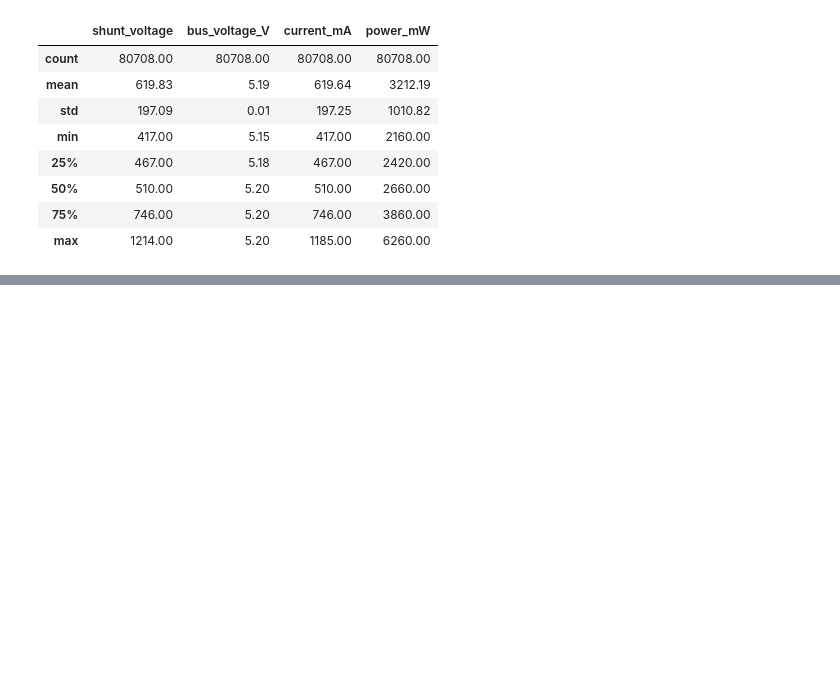
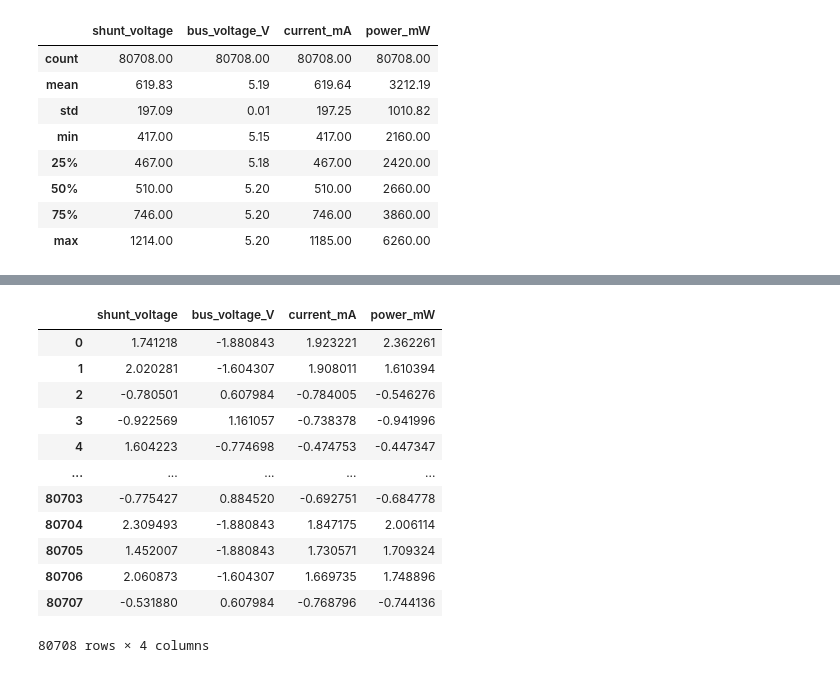
Before and after one commit to imtufail/Machine-Learning-, a Jupyter notebook: Feature Scaling /Standardization.ipynb, the cells around one changed output, grey strips where cells are left out. Saved outputs shown, nothing was run; the diff lists cells and outputs as text; code cells hidden in the pictures; blank space fills up the shorter version.

```diff
--- a/Feature Scaling /Standardization.ipynb
+++ b/Feature Scaling /Standardization.ipynb
@@ -210,0 +233,19 @@ plt.show()
+# %%
+x_train_scaled  = pd.DataFrame(x_train_scaled, columns=x_train.columns)
+x_test_scaled = pd.DataFrame(x_test_scaled, columns=x_test.columns)
+# %%
+x_train_scaled
+# %% [output]
+|  | shunt_voltage | bus_voltage_V | current_mA | power_mW |
+| 0 | 1.741218 | -1.880843 | 1.923221 | 2.362261 |
+| 1 | 2.020281 | -1.604307 | 1.908011 | 1.610394 |
+| 2 | -0.780501 | 0.607984 | -0.784005 | -0.546276 |
+| 3 | -0.922569 | 1.161057 | -0.738378 | -0.941996 |
+| 4 | 1.604223 | -0.774698 | -0.474753 | -0.447347 |
+| ... | ... | ... | ... | ... |
+| 80703 | -0.775427 | 0.884520 | -0.692751 | -0.684778 |
+| 80704 | 2.309493 | -1.880843 | 1.847175 | 2.006114 |
+| 80705 | 1.452007 | -1.880843 | 1.730571 | 1.709324 |
+| 80706 | 2.060873 | -1.604307 | 1.669735 | 1.748896 |
+| 80707 | -0.531880 | 0.607984 | -0.768796 | -0.744136 |
+80708 rows × 4 columns
```
Also changed, not shown: parts of 11 cells of this notebook.
